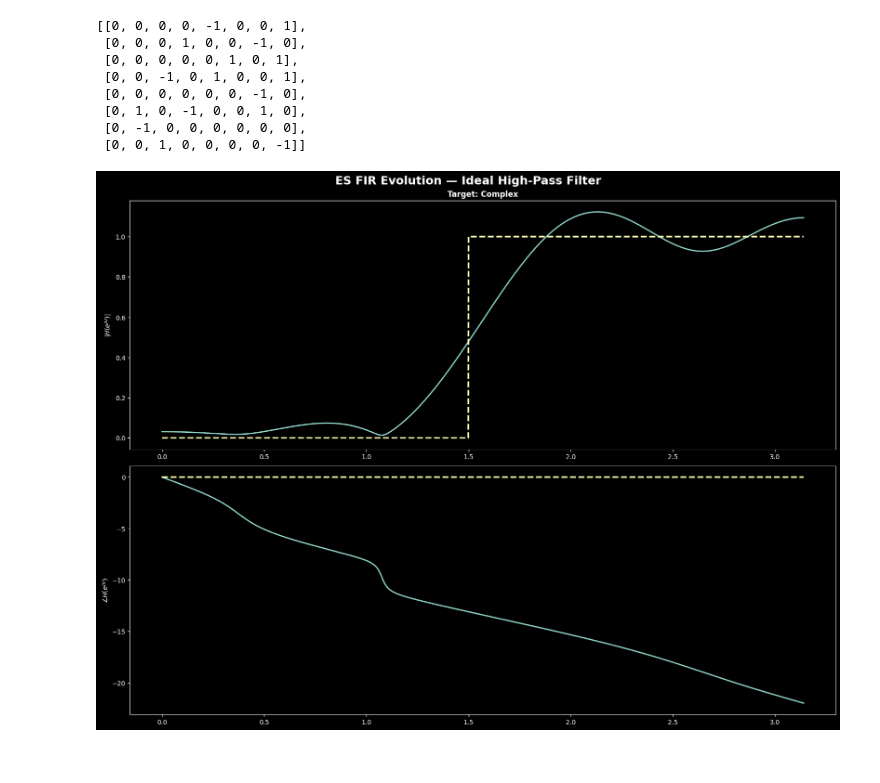
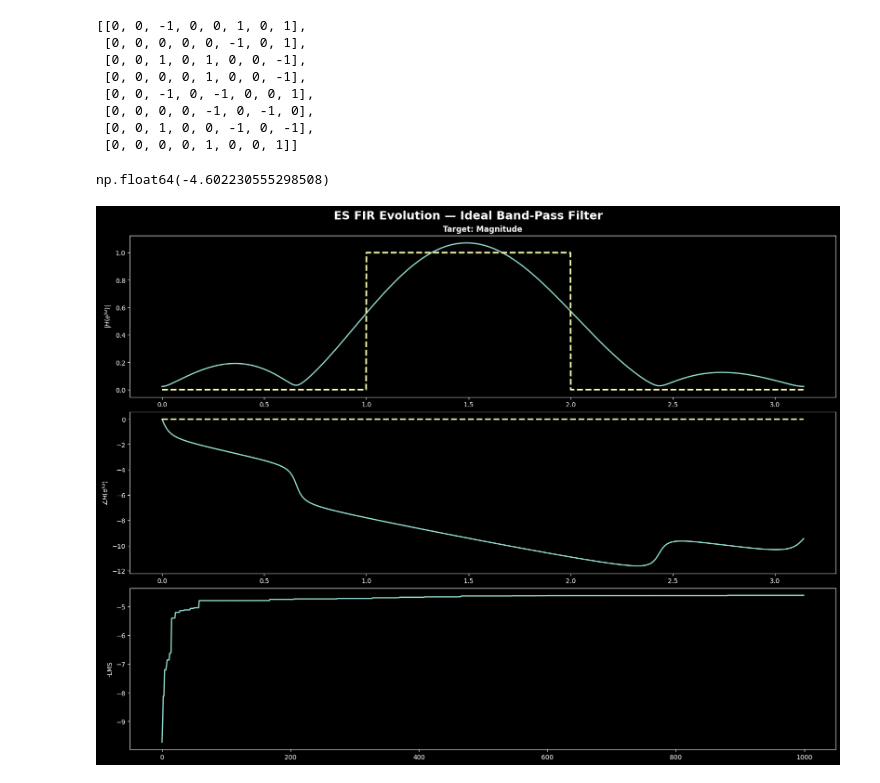
Before and after one commit to simdeistud/csd-fir-filter-ES, a Jupyter notebook: src/benchmarks.ipynb, the cells around one changed output. Saved outputs shown, nothing was run; the diff lists cells and outputs as text; code cells hidden in the pictures.

```diff
--- a/src/benchmarks.ipynb
+++ b/src/benchmarks.ipynb
@@ -5,12 +5,12 @@ import matplotlib.pyplot as plt
 from scipy.signal import freqz
 # %%
 def target_function(w):
-    return 1 if w >= 1.5 else 0
+    return 0 if w >= 2 or w <= 1 else 1
 # %%
 best, pop = ES(
     n_generations=1000,
-    mu=100,
-    lam=1000,
+    mu=10,
+    lam=100,
     wordlength=8,
     order=8,
     n_digits=3,
@@ -21,14 +21,14 @@ best, pop = ES(
 # %%
 best.get_coefficients()
 # %% [output]
-[[0, 0, 0, 0, -1, 0, 0, 1],
- [0, 0, 0, 1, 0, 0, -1, 0],
- [0, 0, 0, 0, 0, 1, 0, 1],
- [0, 0, -1, 0, 1, 0, 0, 1],
- [0, 0, 0, 0, 0, 0, -1, 0],
- [0, 1, 0, -1, 0, 0, 1, 0],
- [0, -1, 0, 0, 0, 0, 0, 0],
- [0, 0, 1, 0, 0, 0, 0, -1]]
+[[0, 0, -1, 0, 0, 1, 0, 1],
+ [0, 0, 0, 0, 0, -1, 0, 1],
+ [0, 0, 1, 0, 1, 0, 0, -1],
+ [0, 0, 0, 0, 1, 0, 0, -1],
+ [0, 0, -1, 0, -1, 0, 0, 1],
+ [0, 0, 0, 0, -1, 0, -1, 0],
+ [0, 0, 1, 0, 0, -1, 0, -1],
+ [0, 0, 0, 0, 1, 0, 0, 1]]
 # %%
 # Frequency responses
 w, H = best.get_response()
@@ -39,32 +39,40 @@ mag = np.abs(H)
 magt = np.abs(Ht)
 ph = np.unwrap(np.angle(H))
 pht = np.unwrap(np.angle(Ht))
+# %%
+best.fitness
+# %% [output]
+np.float64(-4.602230555298508)
 # %%
 fig, axes = plt.subplots(
-    nrows=2,
+    nrows=3,
     ncols=1,
     figsize=(16, 12),
     constrained_layout=True
 )
 
 fig.suptitle(
-    "ES FIR Evolution — Ideal High-Pass Filter",
+    "ES FIR Evolution — Ideal Band-Pass Filter",
     fontsize=18,
     weight="bold"
 )
 
 ax = axes[0]
 ax.plot(w, mag, lw=2, label="solution")
 ax.plot(w, magt, lw=2.5, ls="--", label="target")
 
-ax.set_title(f"Target: Complex", weight="bold")
+ax.set_title(f"Target: Magnitude", weight="bold")
 ax.set_ylabel(r"$|H(e^{j\omega})|$")
 
 ax = axes[1]
 ax.plot(w, ph, lw=2, label="solution")
 ax.plot(w, pht, lw=2.5, ls="--", label="target")
 ax.set_ylabel(r"$\angle H(e^{j\omega})$")
 
+ax = axes[2]
+ax.plot(np.arange(len(pop)), [e.fitness for e in pop], lw=2, label="generation")
+ax.set_ylabel("-LMS")
+
 plt.show()
 # %% [output]
-[figure, old version]
+[figure, new version]
```
Also changed, not shown: 1 other file.
